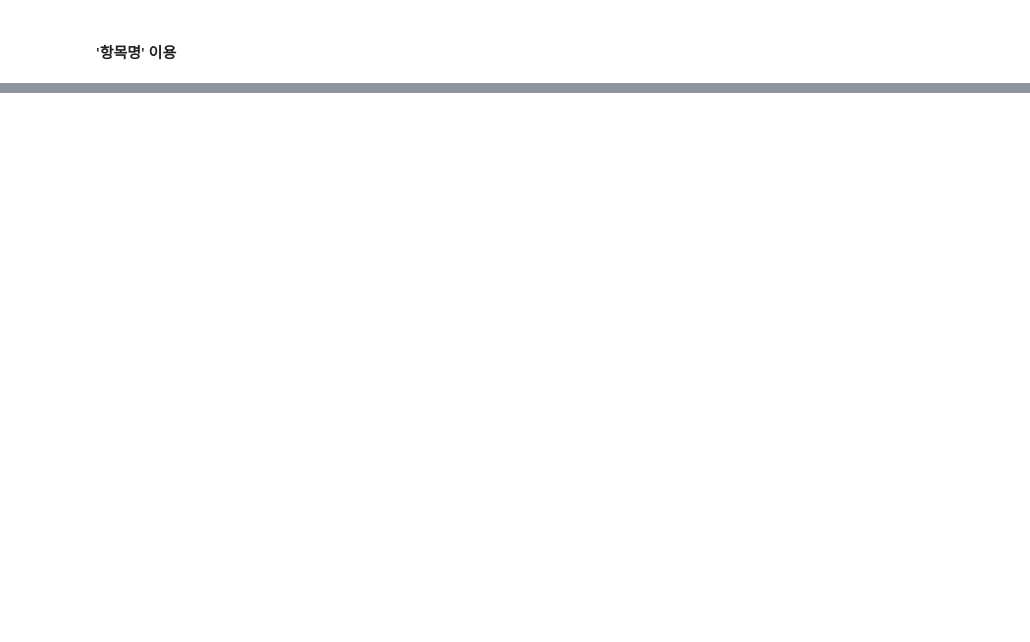
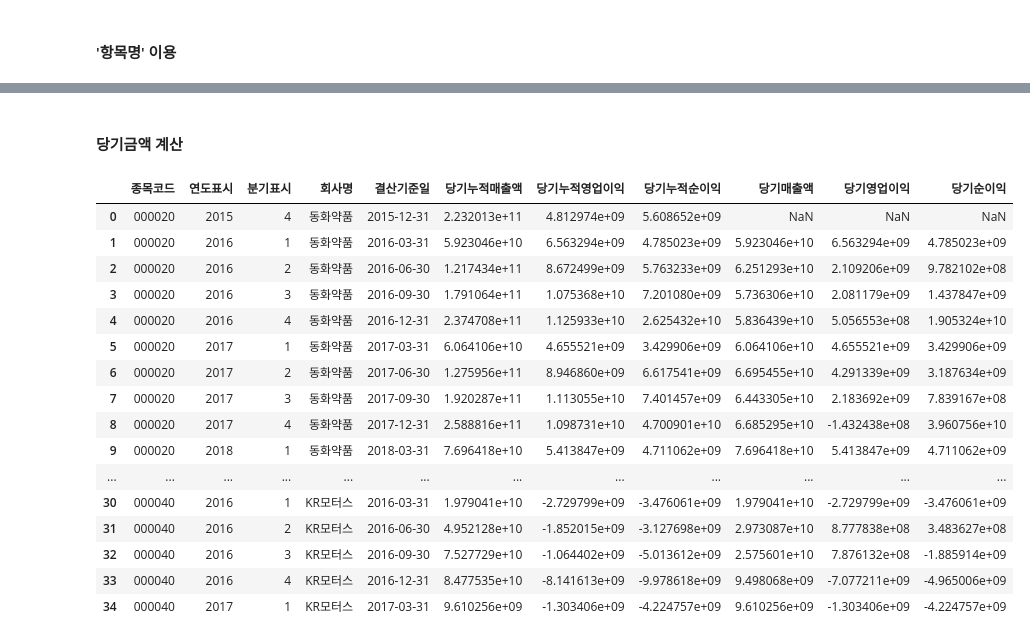
Before and after one commit to Ryong1998/snowball, a Jupyter notebook: 3_Data_Preparation.ipynb, the cells around one changed output, grey strips where cells are left out. Saved outputs shown, nothing was run; the diff lists cells and outputs as text; code cells hidden in the pictures; blank space fills up the shorter version.

```diff
--- a/3_Data_Preparation.ipynb
+++ b/3_Data_Preparation.ipynb
@@ -2068,0 +2322,5 @@ for index,row in df_PL_null.iterrows():
+# %%
+df_Bank_PL = df_Bank_PL.pivot_table(index=['재무제표종류', '종목코드', '회사명', '결산기준일', '연도표시', '분기표시'], columns='항목코드', values='분기누적금액').reset_index()
+df_Bank_PL = df_Bank_PL.rename(columns={'dart_OperatingIncomeLoss': '당기누적영업이익', 'ifrs-full_ProfitLoss': '당기누적순이익', 'ifrs-full_Revenue':'당기누적매출액'})
+df_Bank_PL = df_Bank_PL[['종목코드','연도표시','분기표시','회사명','결산기준일','당기누적매출액','당기누적영업이익','당기누적순이익']]
+df_Bank_PL
@@ -2068,0 +2374,6 @@ for index,row in df_PL_null.iterrows():
+# %%
+# 컬럼 타입 변경
+df_PL_final['결산기준일'] = pd.to_datetime(df_PL_final['결산기준일'])
+
+print(df_PL_final.info())
+df_PL_final.head()
@@ -2068,0 +2403,6 @@ for index,row in df_PL_null.iterrows():
+# %%
+# 필요한 순서로 정렬
+df_PL_final = df_PL_final.sort_values(by=['종목코드', '결산기준일'])
+df_PL_final = df_PL_final.reset_index(drop=True)
+
+df_PL_final
@@ -2068,0 +2423,47 @@ for index,row in df_PL_null.iterrows():
+# %% [markdown]
+#### 당기금액 계산
+# %%
+# 두번째 row부터 for문을 돌면서 확인
+for index,row in df_PL_final.loc[1:,:].iterrows():
+  previous_row_stock_code = df_PL_final.loc[index-1,'종목코드']
+  previous_row_quarter = df_PL_final.loc[index-1,'분기표시']
+
+  current_row_stock_code = row['종목코드']
+
+  # 새로운 '종목코드' 정보가 나오면 다음 코드들을 실행하지 X
+  if previous_row_stock_code != current_row_stock_code:
+    continue
+
+
+  if previous_row_quarter == 4: # 이전 row의 분기표시가 4 이면 새롭게 값들을 계산 시작
+    df_PL_final.loc[index,'당기매출액'] = row['당기누적매출액']
+    df_PL_final.loc[index,'당기영업이익'] = row['당기누적영업이익']
+    df_PL_final.loc[index,'당기순이익'] = row['당기누적순이익']
+  else: # 나머진 경우는 현재 누적값에서 이전 row의 누적값을 빼서 당기금액을 계산
+    previous_row_revenue = df_PL_final.loc[index-1,'당기누적매출액']
+    previous_row_operating = df_PL_final.loc[index-1,'당기누적영업이익']
+    previous_row_profit = df_PL_final.loc[index-1,'당기누적순이익']
+
+    df_PL_final.loc[index,'당기매출액'] = row['당기누적매출액'] - previous_row_revenue
+    df_PL_final.loc[index,'당기영업이익'] = row['당기누적영업이익'] - previous_row_operating
+    df_PL_final.loc[index,'당기순이익'] = row['당기누적순이익'] - previous_row_profit
+# %%
+df_PL_final.head(35)
+# %% [output]
+|  | 종목코드 | 연도표시 | 분기표시 | 회사명 | 결산기준일 | 당기누적매출액 | 당기누적영업이익 | 당기누적순이익 | 당기매출액 | 당기영업이익 | 당기순이익 |
+| 0 | 000020 | 2015 | 4 | 동화약품 | 2015-12-31 | 2.232013e+11 | 4.812974e+09 | 5.608652e+09 | NaN | NaN | NaN |
+| 1 | 000020 | 2016 | 1 | 동화약품 | 2016-03-31 | 5.923046e+10 | 6.563294e+09 | 4.785023e+09 | 5.923046e+10 | 6.563294e+09 | 4.785023e+09 |
+| 2 | 000020 | 2016 | 2 | 동화약품 | 2016-06-30 | 1.217434e+11 | 8.672499e+09 | 5.763233e+09 | 6.251293e+10 | 2.109206e+09 | 9.782102e+08 |
+| 3 | 000020 | 2016 | 3 | 동화약품 | 2016-09-30 | 1.791064e+11 | 1.075368e+10 | 7.201080e+09 | 5.736306e+10 | 2.081179e+09 | 1.437847e+09 |
+| 4 | 000020 | 2016 | 4 | 동화약품 | 2016-12-31 | 2.374708e+11 | 1.125933e+10 | 2.625432e+10 | 5.836439e+10 | 5.056553e+08 | 1.905324e+10 |
+| 5 | 000020 | 2017 | 1 | 동화약품 | 2017-03-31 | 6.064106e+10 | 4.655521e+09 | 3.429906e+09 | 6.064106e+10 | 4.655521e+09 | 3.429906e+09 |
+| 6 | 000020 | 2017 | 2 | 동화약품 | 2017-06-30 | 1.275956e+11 | 8.946860e+09 | 6.617541e+09 | 6.695455e+10 | 4.291339e+09 | 3.187634e+09 |
+| 7 | 000020 | 2017 | 3 | 동화약품 | 2017-09-30 | 1.920287e+11 | 1.113055e+10 | 7.401457e+09 | 6.443305e+10 | 2.183692e+09 | 7.839167e+08 |
+| 8 | 000020 | 2017 | 4 | 동화약품 | 2017-12-31 | 2.588816e+11 | 1.098731e+10 | 4.700901e+10 | 6.685295e+10 | -1.432438e+08 | 3.960756e+10 |
+| 9 | 000020 | 2018 | 1 | 동화약품 | 2018-03-31 | 7.696418e+10 | 5.413847e+09 | 4.711062e+09 | 7.696418e+10 | 5.413847e+09 | 4.711062e+09 |
+| ... | ... | ... | ... | ... | ... | ... | ... | ... | ... | ... | ... |
+| 30 | 000040 | 2016 | 1 | KR모터스 | 2016-03-31 | 1.979041e+10 | -2.729799e+09 | -3.476061e+09 | 1.979041e+10 | -2.729799e+09 | -3.476061e+09 |
+| 31 | 000040 | 2016 | 2 | KR모터스 | 2016-06-30 | 4.952128e+10 | -1.852015e+09 | -3.127698e+09 | 2.973087e+10 | 8.777838e+08 | 3.483627e+08 |
+| 32 | 000040 | 2016 | 3 | KR모터스 | 2016-09-30 | 7.527729e+10 | -1.064402e+09 | -5.013612e+09 | 2.575601e+10 | 7.876132e+08 | -1.885914e+09 |
+| 33 | 000040 | 2016 | 4 | KR모터스 | 2016-12-31 | 8.477535e+10 | -8.141613e+09 | -9.978618e+09 | 9.498068e+09 | -7.077211e+09 | -4.965006e+09 |
+| 34 | 000040 | 2017 | 1 | KR모터스 | 2017-03-31 | 9.610256e+09 | -1.303406e+09 | -4.224757e+09 | 9.610256e+09 | -1.303406e+09 | -4.224757e+09 |
```
Also changed, not shown: parts of 37 cells of this notebook.
